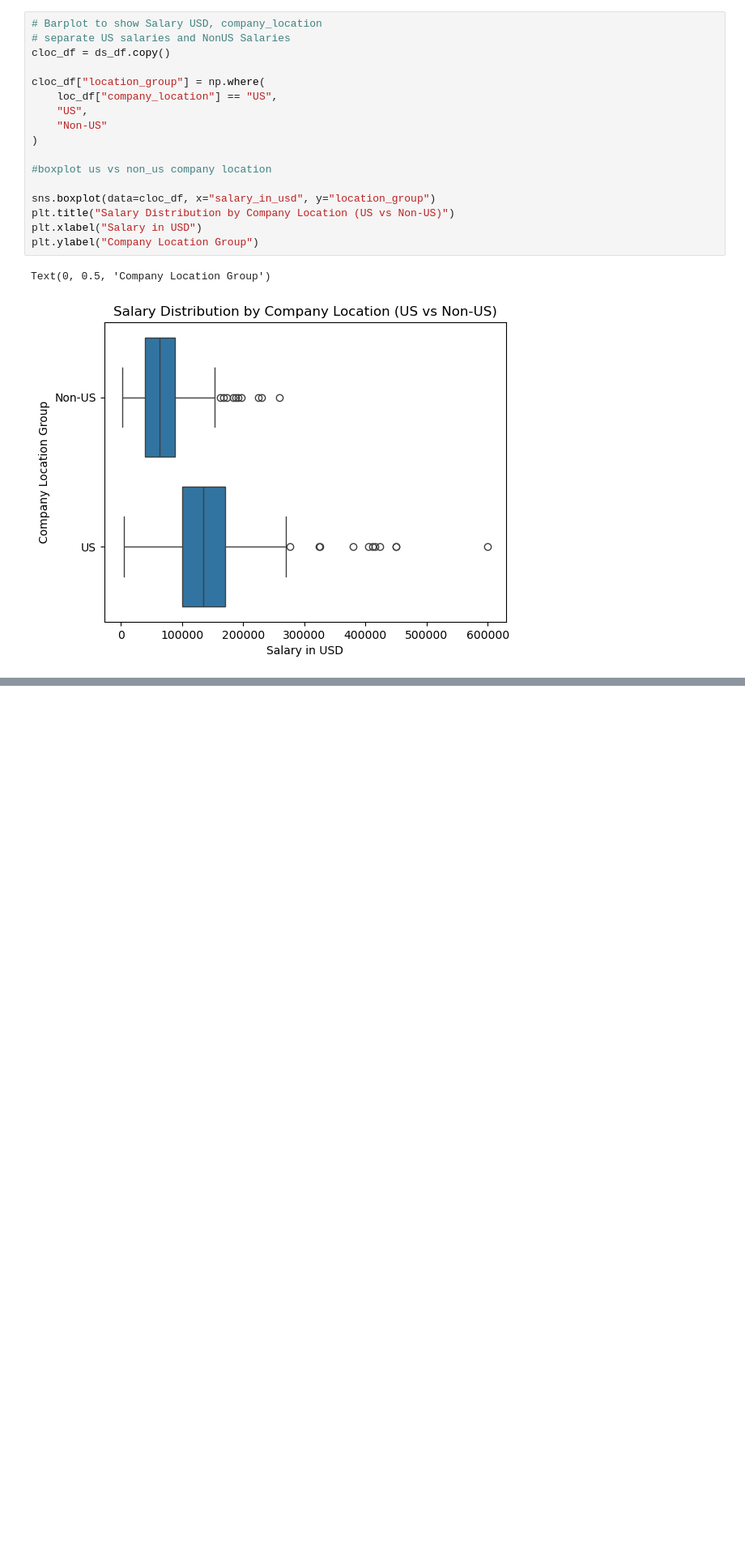
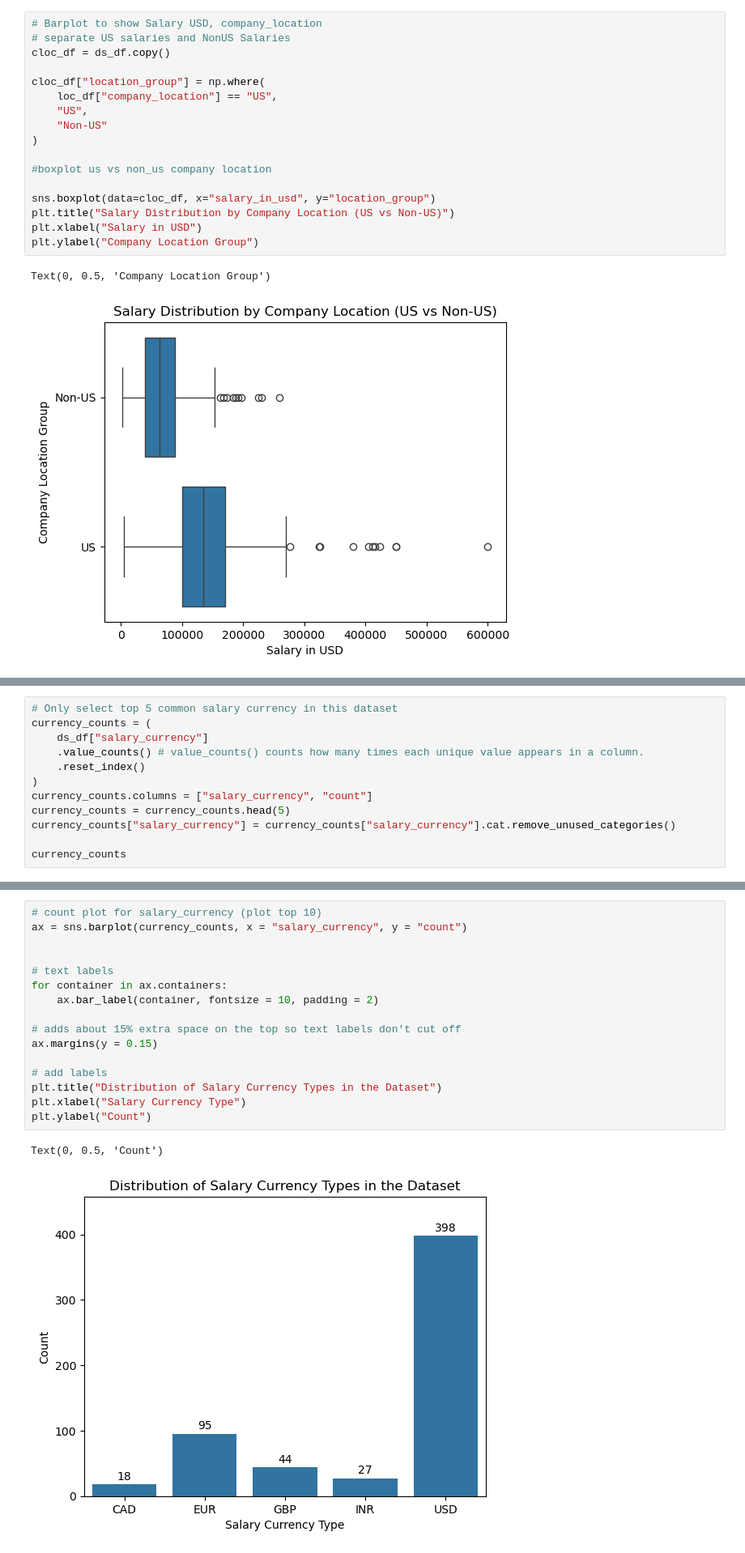
Before and after one commit to Evebarr20/DSE5002_Project1, a Jupyter notebook: Project_01.ipynb, the cells around one changed output, grey strips where cells are left out. Shown at 81% size. Cells and saved outputs as stored; diff of their text form; blank space fills up the shorter version.

Commit message:
Create plot 8

```diff
--- a/Project_01.ipynb
+++ b/Project_01.ipynb
@@ -468,0 +471,12 @@ Text(0, 0.5, 'Company Location Group')
+# %%
+# Only select top 5 common salary currency in this dataset
+currency_counts = (
+    ds_df["salary_currency"]
+    .value_counts() # value_counts() counts how many times each unique value appears in a column.
+    .reset_index()
+)
+currency_counts.columns = ["salary_currency", "count"]
+currency_counts = currency_counts.head(5)
+currency_counts["salary_currency"] = currency_counts["salary_currency"].cat.remove_unused_categories()
+
+currency_counts
@@ -468,0 +490,19 @@ Text(0, 0.5, 'Company Location Group')
+# %%
+# count plot for salary_currency (plot top 10)
+ax = sns.barplot(currency_counts, x = "salary_currency", y = "count")
+
+
+# text labels
+for container in ax.containers:
+    ax.bar_label(container, fontsize = 10, padding = 2)
+
+# adds about 15% extra space on the top so text labels don't cut off
+ax.margins(y = 0.15)
+
+# add labels
+plt.title("Distribution of Salary Currency Types in the Dataset")
+plt.xlabel("Salary Currency Type")
+plt.ylabel("Count")
+# %% [output]
+Text(0, 0.5, 'Count')
+[figure, added]
```
Also changed, not shown: parts of 3 cells of this notebook.
